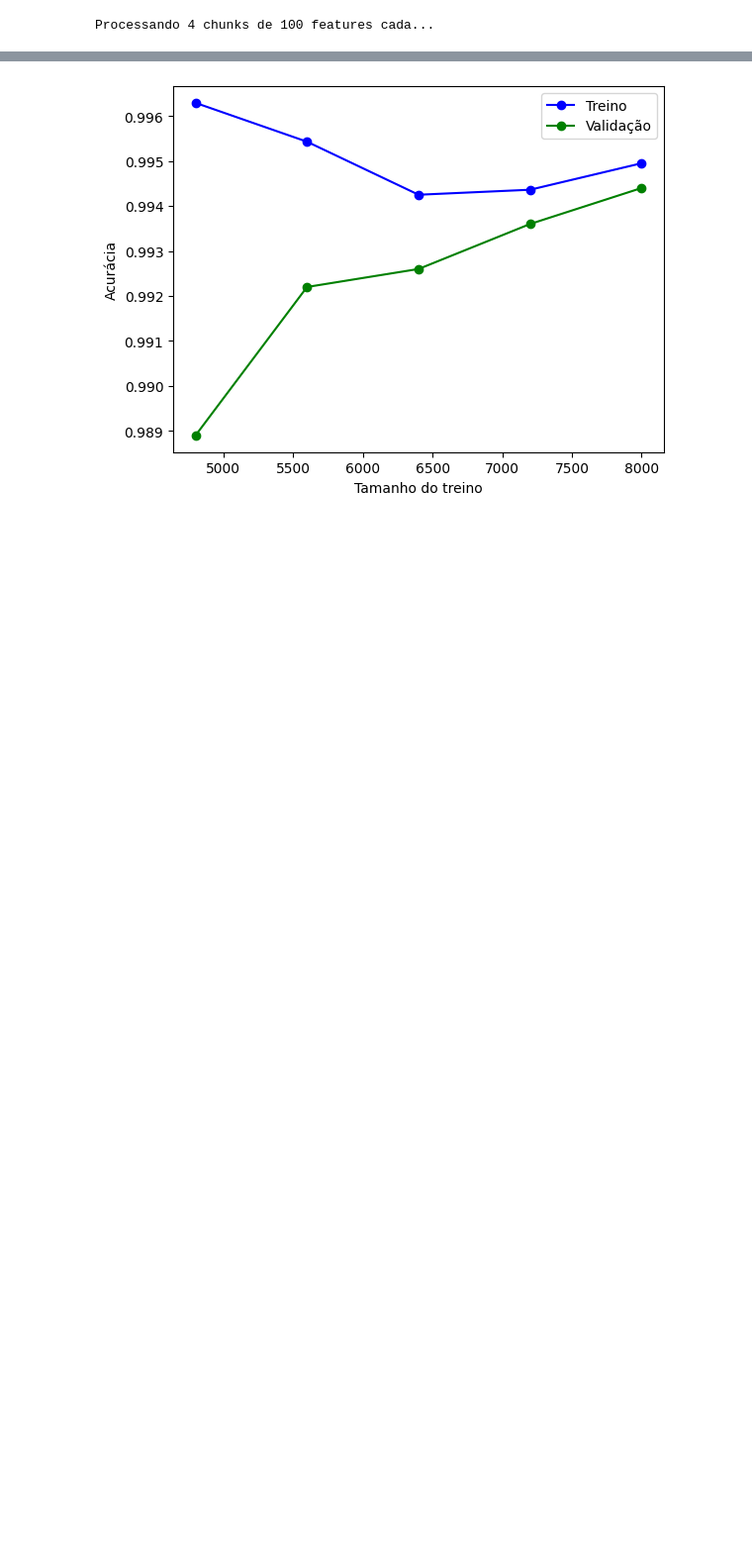
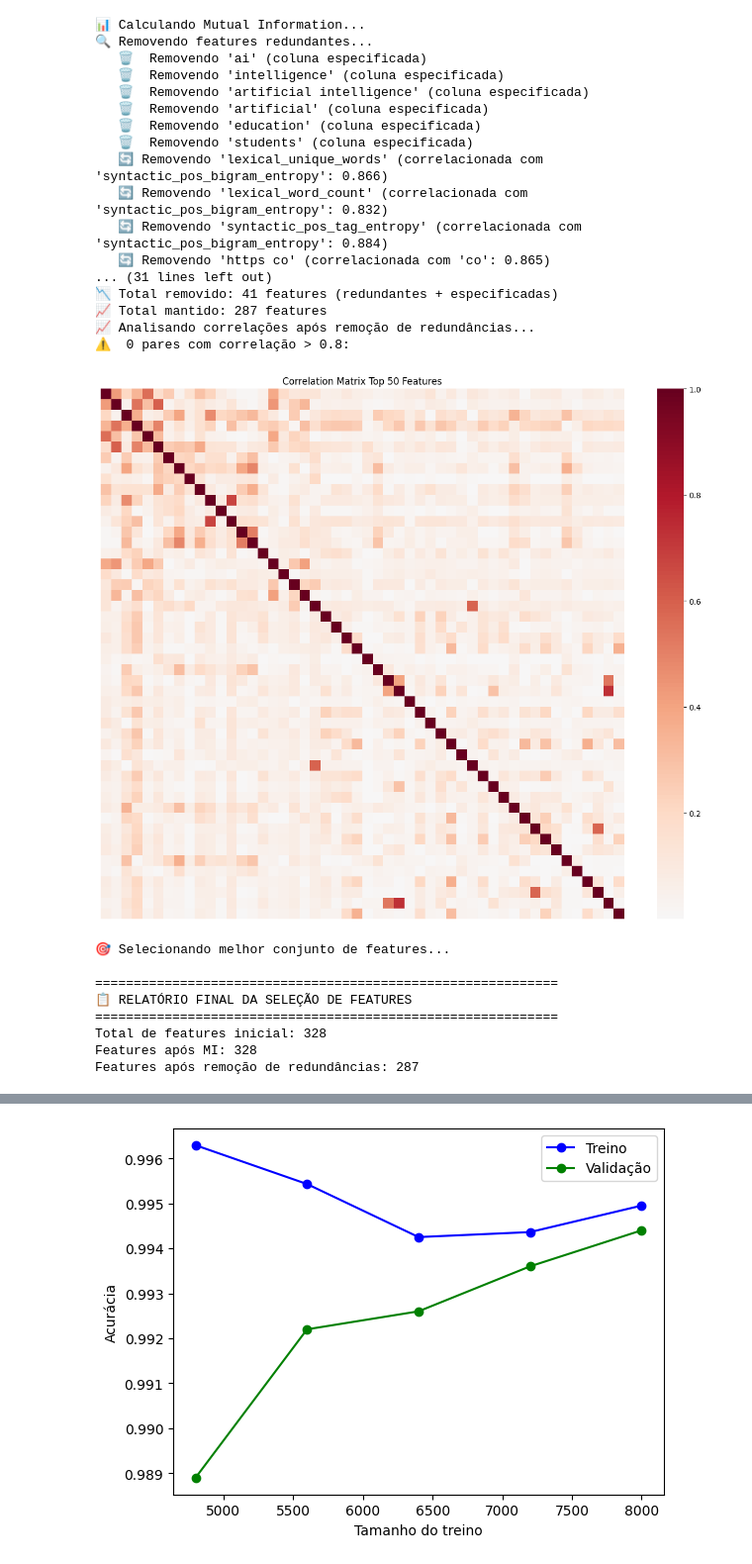
Before and after one commit to TKmmyuuki/Authorship-attribution, a Jupyter notebook: 3_classification_mistral.ipynb, the cells around one changed output, grey strips where cells are left out. Shown at 99% size. Drawn from its saved outputs; the diff is of its cells as text; code cells hidden in the pictures; blank space fills up the shorter version.

```diff
--- a/3_classification_mistral.ipynb
+++ b/3_classification_mistral.ipynb
@@ -113,16 +8,40 @@ def plot_feature_importance(features_df, top_n=20, categories=None):
 # %%
 df = pd.read_csv("/home/tammy.kojima/Authorship-attribution/df_pronto/df_mistral_com_features.csv")
 feature_columns = [col for col in df.columns if col not in ['text', 'origin']]
-# %%
-# Exemplo de uso:
-top_features = feature_selection_chunked(
-    df=df,
-    feature_names=feature_columns,
-    target='origin',
-    n_jobs=-1,  # Usa todos os núcleos
-    chunk_size=100  # Ajuste conforme sua RAM
-)
-top_features
-top_features.to_csv("/home/tammy.kojima/Authorship-attribution/df_pronto/top_features_mistral.csv", index=False)
-# %% [output]
-Processando 4 chunks de 100 features cada...
+# %%
+# Executar a validação completa
+mi_df_final = sml.validate_feature_selection(
+    df=df,
+    feature_names=feature_columns,
+    target='origin',
+    top_n_range=range(10, 101, 10),  # Testa de 10 a 100 features em steps de 10
+    cv_folds=5,
+    correlation_threshold=0.8
+)
+# %% [output]
+📊 Calculando Mutual Information...
+🔍 Removendo features redundantes...
+   🗑️  Removendo 'ai' (coluna especificada)
+   🗑️  Removendo 'intelligence' (coluna especificada)
+   🗑️  Removendo 'artificial intelligence' (coluna especificada)
+   🗑️  Removendo 'artificial' (coluna especificada)
+   🗑️  Removendo 'education' (coluna especificada)
+   🗑️  Removendo 'students' (coluna especificada)
+   🔄 Removendo 'lexical_unique_words' (correlacionada com 'syntactic_pos_bigram_entropy': 0.866)
+   🔄 Removendo 'lexical_word_count' (correlacionada com 'syntactic_pos_bigram_entropy': 0.832)
+   🔄 Removendo 'syntactic_pos_tag_entropy' (correlacionada com 'syntactic_pos_bigram_entropy': 0.884)
+   🔄 Removendo 'https co' (correlacionada com 'co': 0.865)
+... (31 lines left out)
+📉 Total removido: 41 features (redundantes + especificadas)
+📈 Total mantido: 287 features
+📈 Analisando correlações após remoção de redundâncias...
+⚠️  0 pares com correlação > 0.8:
+[figure, added]
+🎯 Selecionando melhor conjunto de features...
+
+============================================================
+📋 RELATÓRIO FINAL DA SELEÇÃO DE FEATURES
+============================================================
+Total de features inicial: 328
+Features após MI: 328
+Features após remoção de redundâncias: 287
```
Also changed, not shown: parts of 20 cells of this notebook, 7 other files.
